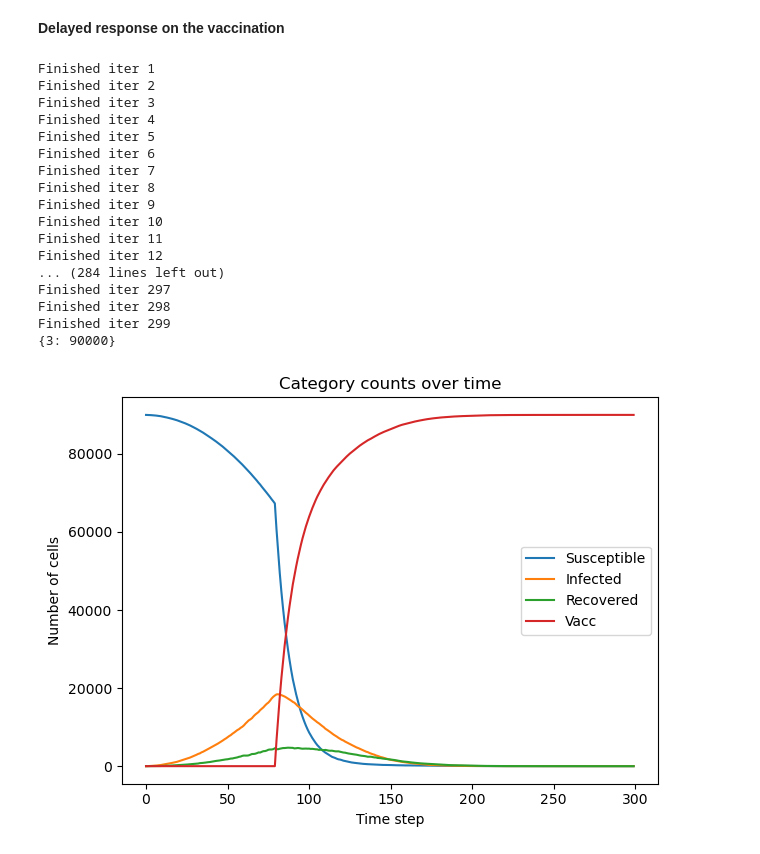
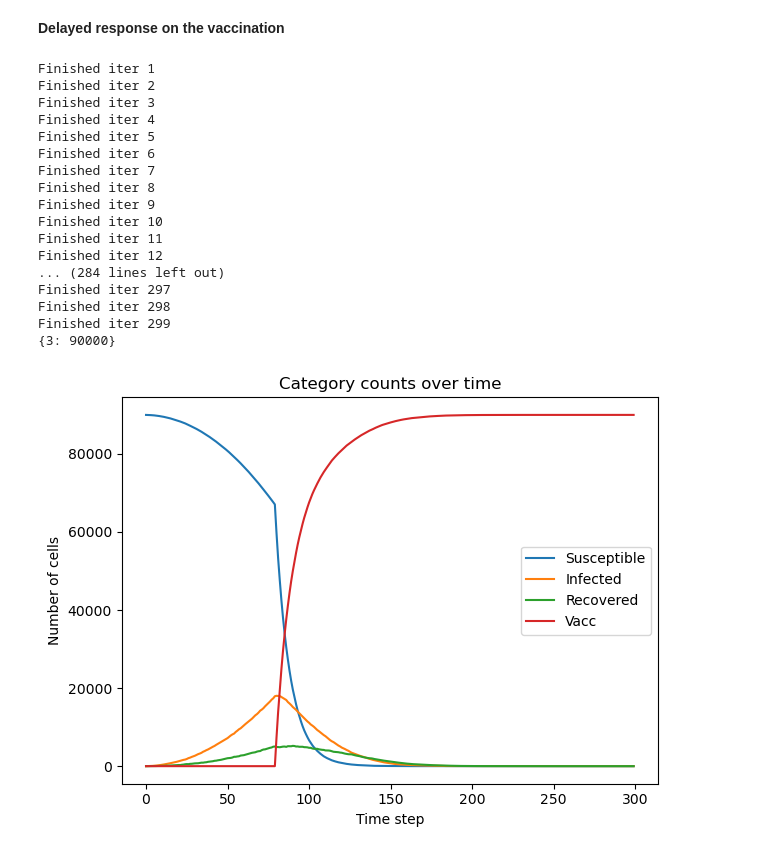
Before and after one commit to bjarturingvason/Stochastic, a Jupyter notebook: Project 2/SIR_simulation.ipynb, the cells around one changed output. Drawn from its saved outputs; the diff is of its cells as text; code cells hidden in the pictures.

Commit message:
SIRVB spatial test again

```diff
--- a/Project 2/SIR_simulation.ipynb
+++ b/Project 2/SIR_simulation.ipynb
@@ -428,7 +428,7 @@ def step_sirvb(grid, *, beta_s, beta_v, beta_r, gamma, v_rate, b_rate, vacc_on,
                     inf_S.add((x, y))
             elif grid[x, y] == 2:                     # Recovered neighbour PRUFA að reecoverd liðið getur smitast aftur
                 if rng.random() < beta_r:
-                    inf_V.add((x, y))
+                    inf_R.add((x, y))
             elif grid[x, y] == 3:                     # vaccinated neighbour
                 if rng.random() < beta_v:
                     inf_V.add((x, y))
@@ -475,7 +475,7 @@ grid0[rows//2:rows//2+5, cols//2] = 1  # single seed infection
 sim = simulate_sirvb_lattice(
     grid0, steps=300,
     beta_s=0.5, beta_v=0.001, beta_r=0.1, gamma=0.14,
-    v_rate=0.1, b_rate=0.1
+    v_rate=0.1, b_rate=0.0
 )
 
 # quickly show final state counts
@@ -494,33 +494,33 @@ plt.plot(S_count, label="Susceptible")
 plt.plot(I_count, label="Infected")
 plt.plot(R_count, label="Recovered")
 plt.plot(V_count, label="Vacc")
 
 plt.xlabel("Time step")
 plt.ylabel("Number of cells")
 plt.title("Category counts over time")
 plt.legend()
 plt.tight_layout()
 plt.show()
 
 ani = animate_lattice(sim, interval=80)
-ani.save("sirvb_sim.gif", writer='pillow', fps=4)
+ani.save("sirvb_sim.gif", writer='pillow', fps=6)
 # %% [output]
 Finished iter 1
 Finished iter 2
 Finished iter 3
 Finished iter 4
 Finished iter 5
 Finished iter 6
 Finished iter 7
 Finished iter 8
 Finished iter 9
 Finished iter 10
 Finished iter 11
 Finished iter 12
 ... (284 lines left out)
 Finished iter 297
 Finished iter 298
 Finished iter 299
 {3: 90000}
-[figure, old version]
+[figure, new version]
 [figure]
```
Also changed, not shown: 1 other file.
